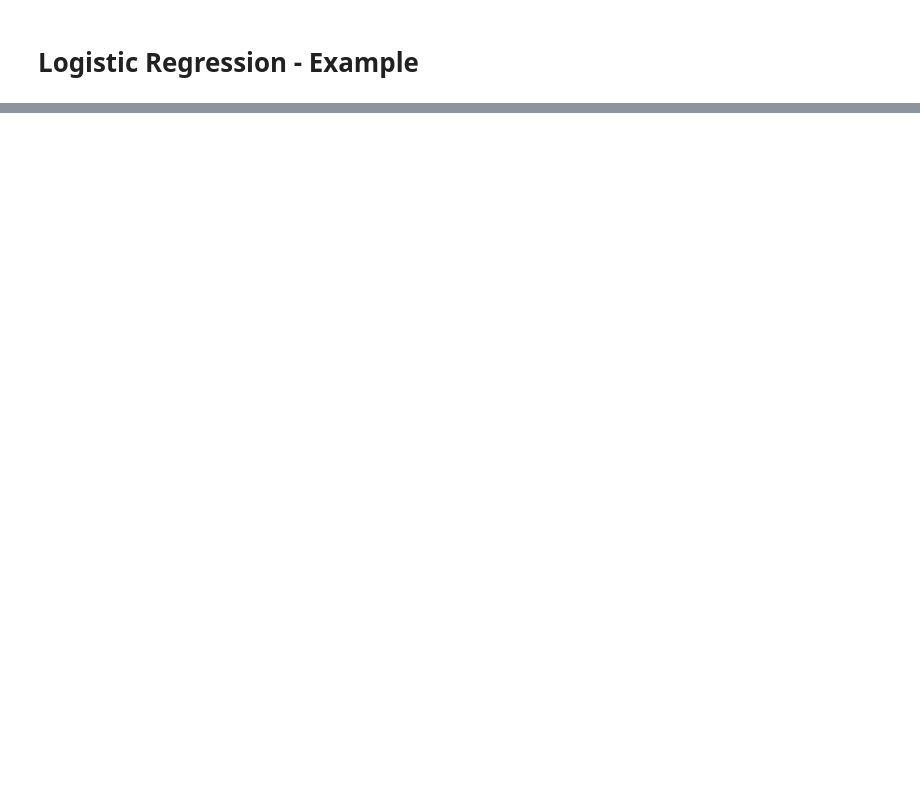
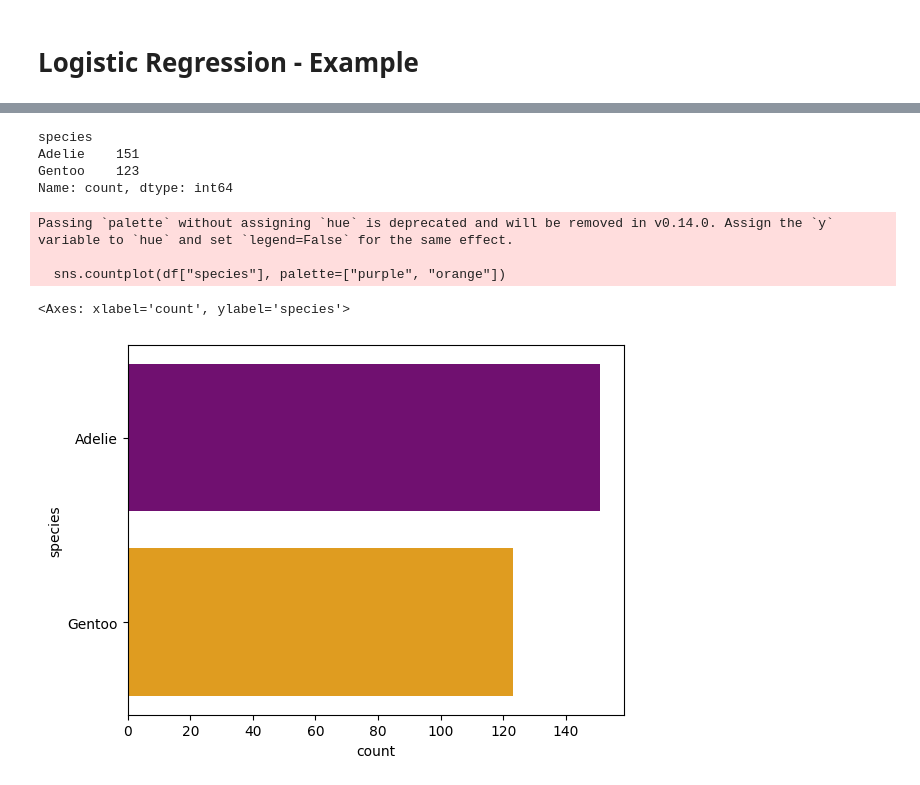
Before and after one commit to rfeers/ML-Basics, a Jupyter notebook: 2 - Logistic Regression.ipynb, the cells around one changed output, grey strips where cells are left out. Drawn from its saved outputs; the diff is of its cells as text; code cells hidden in the pictures; blank space fills up the shorter version.

Commit message:
Logistic Regression Penguins final code.

```diff
--- a/2 - Logistic Regression.ipynb
+++ b/2 - Logistic Regression.ipynb
@@ -90,0 +36,5 @@ plt.plot(x_train, y_train)
+# %%
+# Load Penguins dataset.
+df = pd.read_csv("Files/Logistic_regression/penguins_binary_classification.csv")
+df = df.drop(columns="year")
+df
@@ -90,0 +77,14 @@ plt.plot(x_train, y_train)
+# %%
+#We can check the distribution of individuals we have for each specie. Remember that strongly imabalanced datasets can be a problem.
+print(df["species"].value_counts())
+sns.countplot(df["species"], palette=["purple", "orange"])
+# %% [output]
+species
+Adelie    151
+Gentoo    123
+Name: count, dtype: int64
+Passing `palette` without assigning `hue` is deprecated and will be removed in v0.14.0. Assign the `y` variable to `hue` and set `legend=False` for the same effect.
+
+  sns.countplot(df["species"], palette=["purple", "orange"])
+<Axes: xlabel='count', ylabel='species'>
+[figure, added]
```
Also changed, not shown: parts of 33 cells of this notebook.
